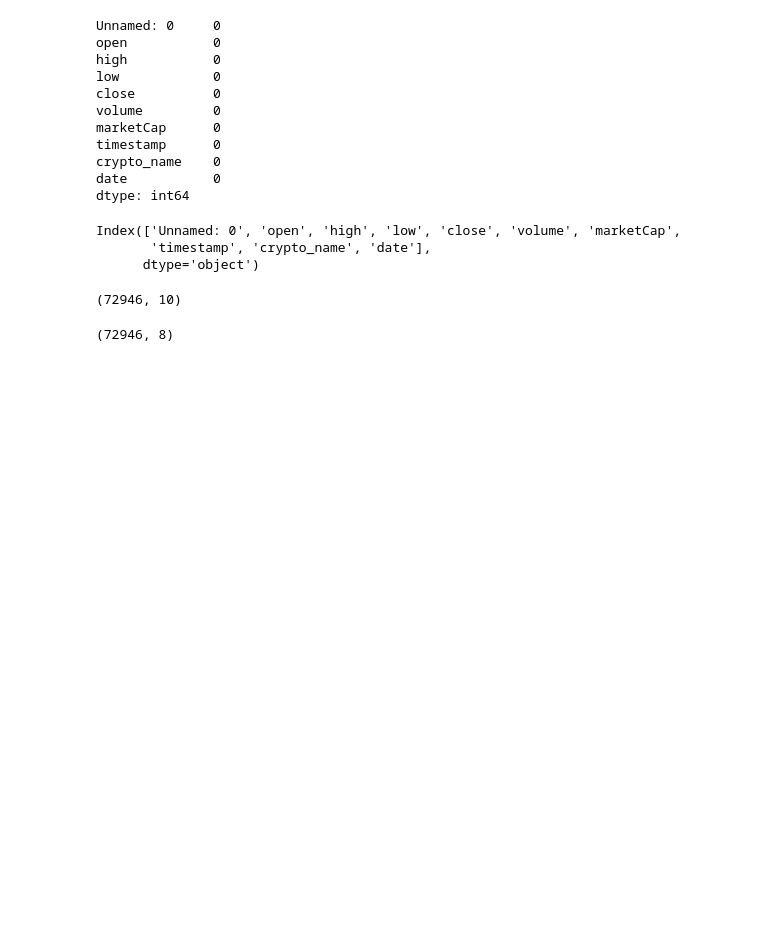
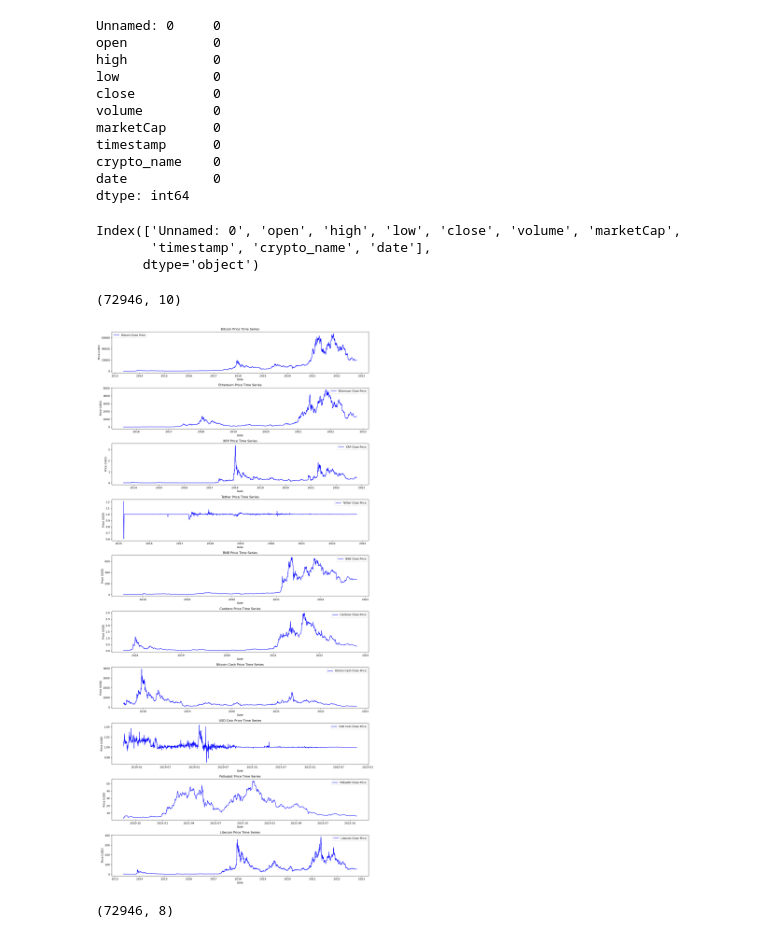
Before and after one commit to nomanrafi/A-Comprehensive-Analysis-of-Cryptocurrency-Price-Patterns, a Jupyter notebook: cryptocurrency-patterns.ipynb, the cells around one changed output. Saved outputs shown, nothing was run; the diff lists cells and outputs as text; code cells hidden in the pictures; blank space fills up the shorter version.

```diff
--- a/cryptocurrency-patterns.ipynb
+++ b/cryptocurrency-patterns.ipynb
@@ -83,6 +106,35 @@ Index(['Unnamed: 0', 'open', 'high', 'low', 'close', 'volume', 'marketCap',
 df.shape
 # %% [output]
 (72946, 10)
+# %%
+df['timestamp'] = pd.to_datetime(df['timestamp'])
+
+# Identify the top 10 cryptocurrencies by total market capitalization
+top_cryptos = (
+    df.groupby('crypto_name')['marketCap']
+    .sum()
+    .nlargest(10)
+    .index
+)
+
+# Filter the dataset for the top cryptocurrencies
+top_cryptos_data = df[df['crypto_name'].isin(top_cryptos)]
+
+# Plot time series for each cryptocurrency
+plt.figure(figsize=(15, 30))
+for i, crypto in enumerate(top_cryptos, 1):
+    plt.subplot(10, 1, i)  # 10 rows, 1 column, current plot index
+    crypto_data = top_cryptos_data[top_cryptos_data['crypto_name'] == crypto]
+    plt.plot(crypto_data['timestamp'], crypto_data['close'], color='blue', label=f'{crypto} Close Price')
+    plt.title(f'{crypto} Price Time Series')
+    plt.xlabel('Date')
+    plt.ylabel('Price (USD)')
+    plt.legend()
+    plt.tight_layout()  # Adjust layout to prevent overlap
+
+plt.show()
+# %% [output]
+[figure, added]
 # %%
 df.drop(columns=['Unnamed: 0', 'timestamp'], inplace=True)
 df['date'] = pd.to_datetime(df['date'])
```
Also changed, not shown: parts of 10 cells of this notebook.
